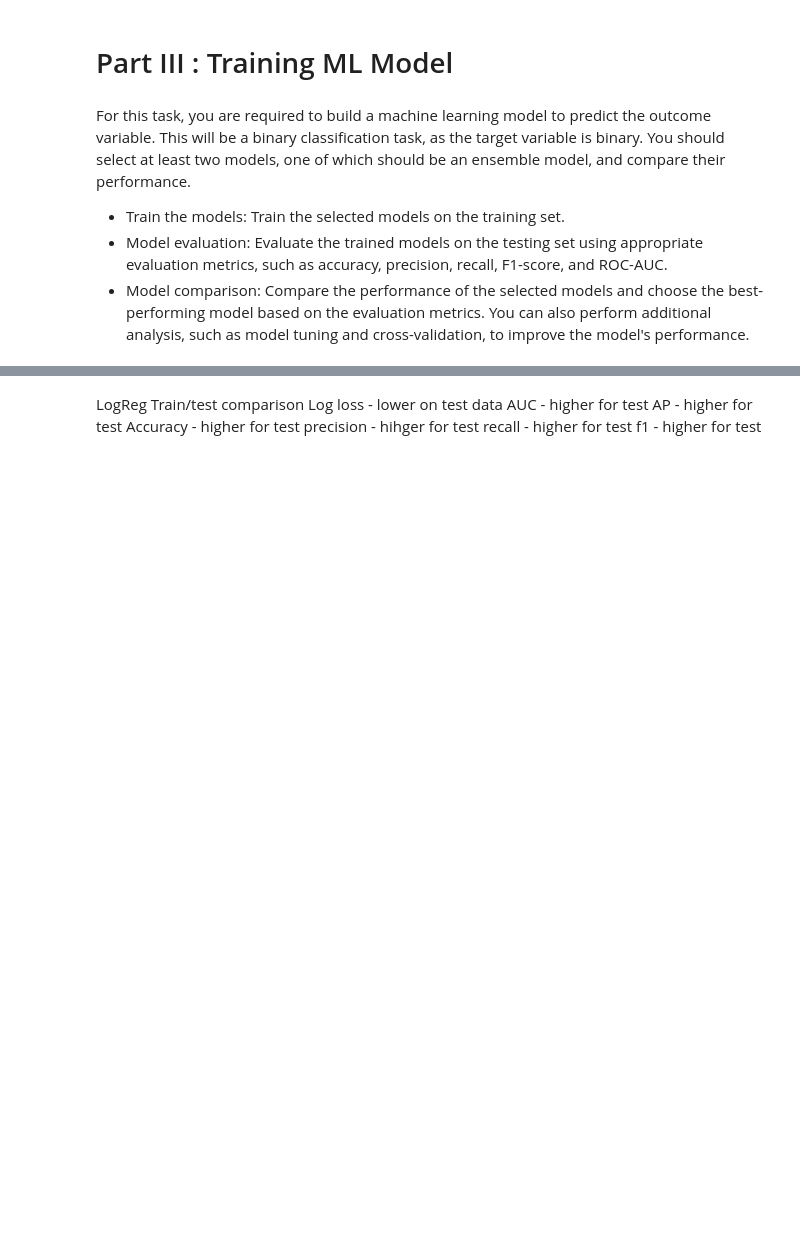
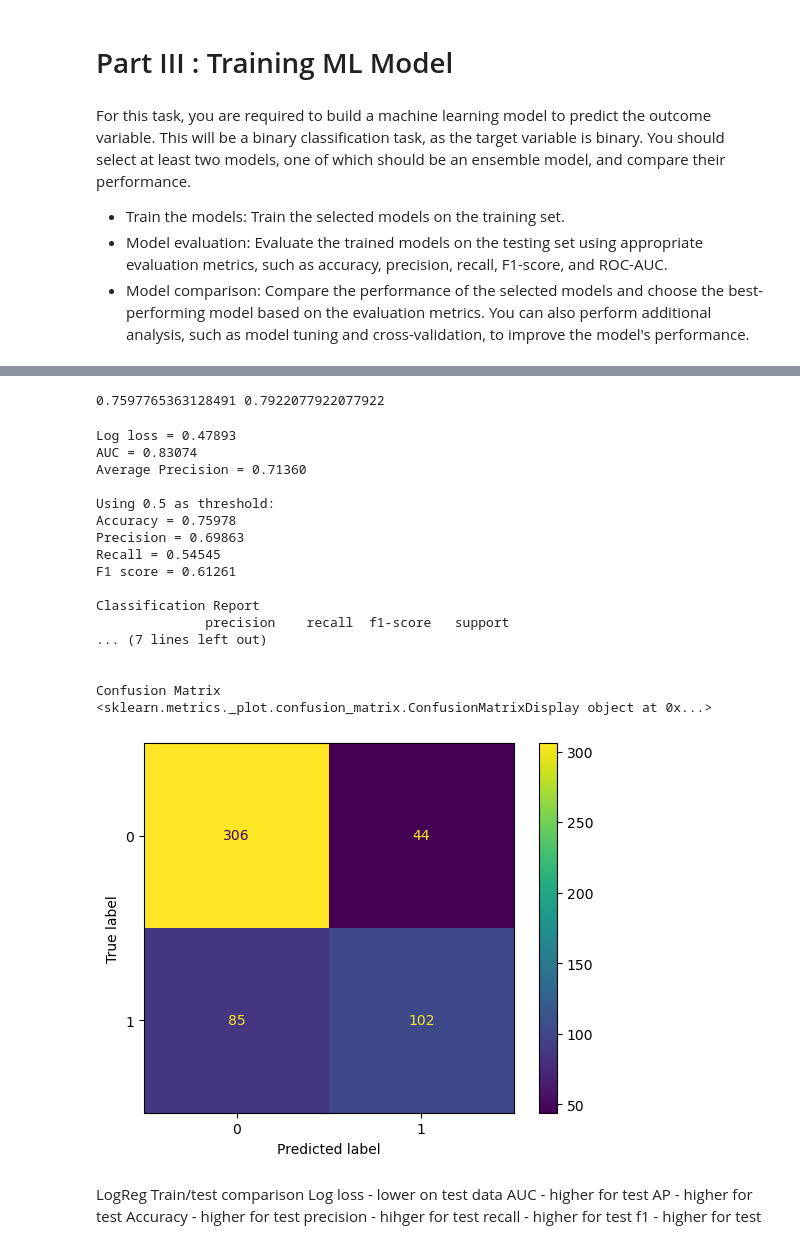
Before and after one commit to SBangarh/ml-project-supervised-learning, a Jupyter notebook: Supervised Learning - Project.ipynb, the cells around one changed output, grey strips where cells are left out. Saved outputs shown, nothing was run; the diff lists cells and outputs as text; code cells hidden in the pictures; blank space fills up the shorter version.

```diff
--- a/Supervised Learning - Project.ipynb
+++ b/Supervised Learning - Project.ipynb
@@ -412,3 +413,16 @@ For this task, you are required to build a machine learning model to predict the
 - Train the models: Train the selected models on the training set.
 - Model evaluation: Evaluate the trained models on the testing set using appropriate evaluation metrics, such as accuracy, precision, recall, F1-score, and ROC-AUC.
 - Model comparison: Compare the performance of the selected models and choose the best-performing model based on the evaluation metrics. You can also perform additional analysis, such as model tuning and cross-validation, to improve the model's performance.
+# %%
+#Initialize model, get hyperparam
+classifier = LogisticRegression()
+from sklearn.model_selection import GridSearchCV
+
+#define my parameters and tune them
+param_grid = {'C': [0.01, 0.1, 1, 10, 100], 'penalty': ['l1', 'l2'], 'max_iter': [100, 500, 1000]}
+
+grid_search = GridSearchCV(classifier, param_grid, cv=5)
+
+grid_search.fit(X, y)
+
+print(grid_search.best_params_) # C should = 1 and penalty 12, max_iter 100
@@ -444,9 +479,34 @@ def print_scores(y_var, probabilty, prediction, your_matrix):
     print(classification_report(y_var, prediction))
     print("\nConfusion Matrix")
     print(make_matrix(your_matrix))
+# %%
+train_score = classifier.score(X, y)
+test_score = classifier.score(X_test, y_test)
+print(train_score, test_score)
+# %% [output]
+0.7597765363128491 0.7922077922077922
 # %%
 #print scores for training data
-print_scores(y, train_prob, train_pred, training_matrix)
+print_metrics(y, train_prob, train_pred, training_matrix)
+# %% [output]
+Log loss = 0.47893
+AUC = 0.83074
+Average Precision = 0.71360
+
+Using 0.5 as threshold:
+Accuracy = 0.75978
+Precision = 0.69863
+Recall = 0.54545
+F1 score = 0.61261
+
+Classification Report
+              precision    recall  f1-score   support
+... (7 lines left out)
+
+
+Confusion Matrix
+<sklearn.metrics._plot.confusion_matrix.ConfusionMatrixDisplay object at 0x...>
+[figure, added]
 # %% [markdown]
 LogReg Train/test comparison
 Log loss - lower on test data
```
Also changed, not shown: parts of 18 cells of this notebook.
